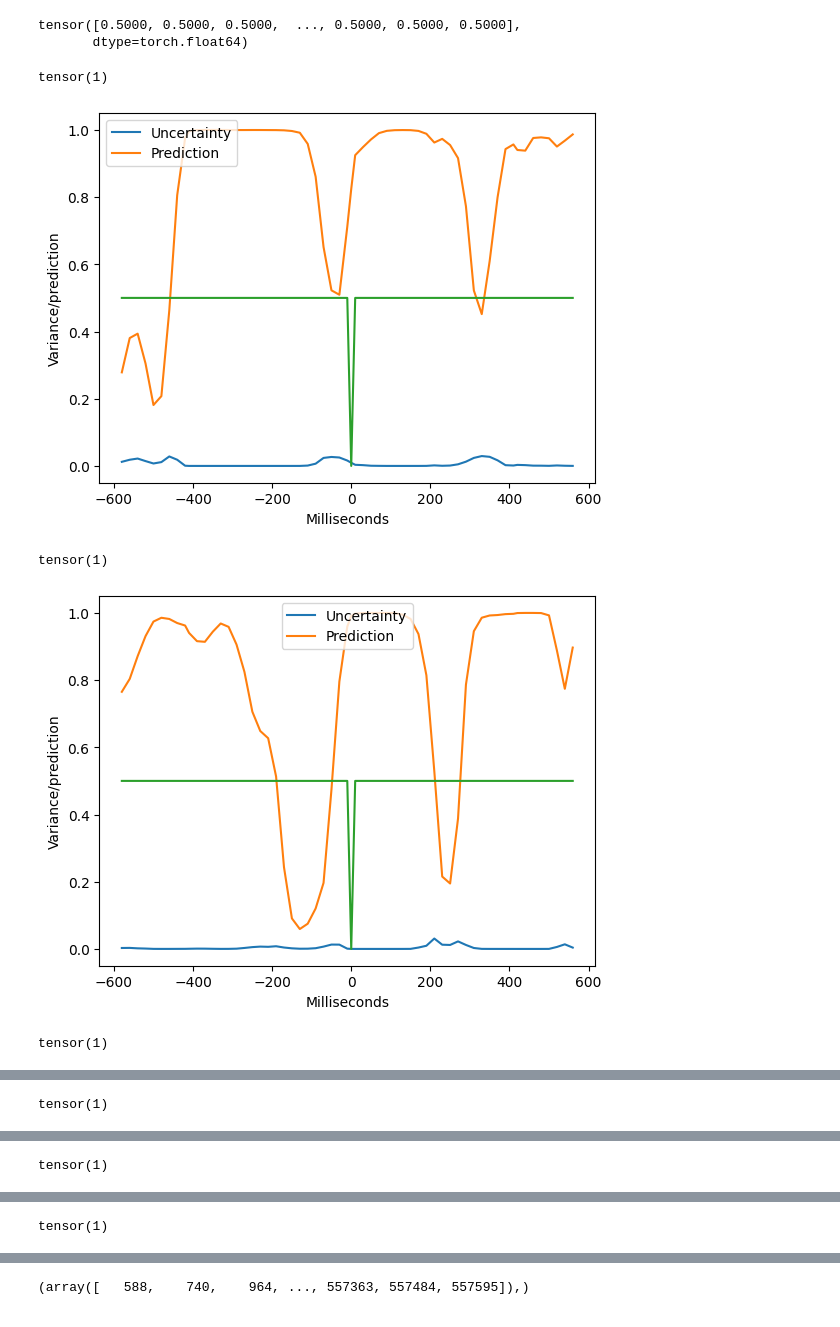
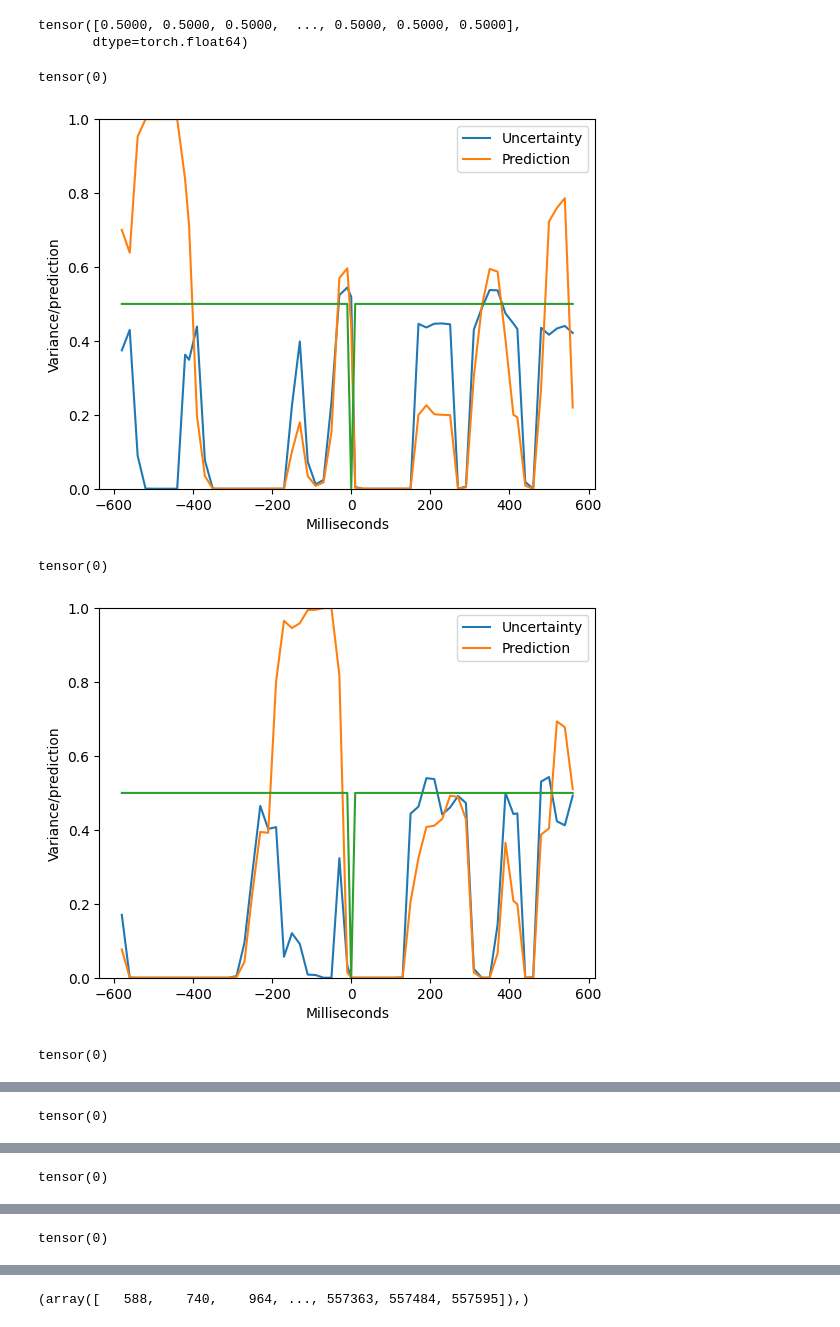
Before and after one commit to ivopascal/Error-perception-classification-in-BCI-using-CNN_private, a Jupyter notebook: Metrics_analysis.ipynb, the cells around one changed output, grey strips where cells are left out. Cells and saved outputs as stored; diff of their text form; code cells hidden in the pictures.

```diff
--- a/Metrics_analysis.ipynb
+++ b/Metrics_analysis.ipynb
@@ -29,8 +29,8 @@
 
 
 
-# test_metrics_path_continuous = "BCI_root/Results/metrics_Ensemble_CorreiaNet_continuous_[2022-12-06,10:21].pkl"
-# undersampling_interval = 10
+test_metrics_path_continuous = "BCI_root/Results/metrics_Ensemble_CorreiaNet_continuous_[2022-12-06,10:21].pkl"
+undersampling_interval = 10
 
 
 
@@ -50,11 +50,33 @@
 # test_metrics_path_continuous = "BCI_root/Results/metrics_BayesianCorreiaNet_continuous_[2022-12-06,12:24].pkl"
 # undersampling_interval = 10
 
-test_metrics_path_continuous = "BCI_root/Results/metrics_UnbalancedBayesianCorreiaNet_continuous_[2022-12-06,13:03].pkl"
-undersampling_interval = 10
+# test_metrics_path_continuous = "BCI_root/Results/metrics_UnbalancedBayesianCorreiaNet_continuous_[2022-12-06,13:03].pkl"
+# undersampling_interval = 10
 
 # test_metrics_path_continuous = "BCI_root/Results/metrics_Unbalanced20EnsembleEEGNet_continuous_[2022-12-06,15:17].pkl"
 # undersampling_interval = 10
+
+# test_metrics_path_continuous = "BCI_root/Results/metrics_Balanced20EnsembleCorreiaNet_continuous_[2022-12-06,19:55].pkl"
+# undersampling_interval = 10
+
+
+
+test_metrics_path_continuous = "BCI_root/Results/metrics_NoStrideCorreiaNetEnsemble_continuous_[2022-12-07,11:37].pkl"
+undersampling_interval = 10
+
+
+
+
+test_metrics_path_continuous = "BCI_root/Results/metrics_Proper_EEGNet_continuous_[2022-12-07,12:13].pkl"
+undersampling_interval = 10
+
+
+
+test_metrics_path_continuous = "BCI_root/Results/metrics_5ensembleProper_EEGNet_continuous_[2022-12-07,12:37].pkl"
+undersampling_interval = 10
+
+test_metrics_path_continuous = "BCI_root/Results/metrics_CrossEntropy5ensembleProper_EEGNet_continuous_[2022-12-07,14:52].pkl"
+undersampling_interval = 10
 # %%
 from src.data.util import open_file_pickle
 import torch
@@ -125,36 +129,37 @@ tensor([0.5000, 0.5000, 0.5000,  ..., 0.5000, 0.5000, 0.5000],
 # %%
 lower_window_ms = -600
 upper_window_ms = 600
 lower_window = int(milliseconds_to_samples(lower_window_ms) / undersampling_interval)
 upper_window = int(milliseconds_to_samples(upper_window_ms) / undersampling_interval)
 event_index = 1
 
 
 x = [samples_to_milliseconds(step) * undersampling_interval for step in range(lower_window, upper_window)]
 
 # for event_index in range(len(event_indices[0])):
 for event_index in range(10):
-    y_true = (test_metrics_continuous.y_true[event_indices[0][event_index]])
+    y_true = 1 - (test_metrics_continuous.y_true[event_indices[0][event_index]])
     print(y_true)
 
     # if y_true:
     #     continue
 
     color = "green" if y_true else "red"
 
     plt.plot(x, test_metrics_continuous.y_variance[event_indices[0][event_index] + lower_window: event_indices[0][event_index] + upper_window], label="Uncertainty")
-    plt.plot(x, test_metrics_continuous.y_predicted[event_indices[0][event_index] + lower_window: event_indices[0][event_index] + upper_window], label="Prediction")
+    plt.plot(x, 1 - test_metrics_continuous.y_predicted[event_indices[0][event_index] + lower_window: event_indices[0][event_index] + upper_window], label="Prediction")
 
     plt.xlabel("Milliseconds")
     plt.ylabel("Variance/prediction")
     plt.legend()
     # plt.vlines([-50, 0, 50], ymin=0, ymax=1, color=[color])
     plt.plot(x, y_true_id[event_indices[0][event_index] + lower_window: event_indices[0][event_index] + upper_window], label="Prediction")
+    plt.ylim(0, 1)
 
     plt.show()
 # %% [output]
-tensor(1)
+tensor(0)
-[figure, old version]
+[figure, new version]
-tensor(1)
+tensor(0)
-[figure, old version]
+[figure, new version]
-tensor(1)
+tensor(0)
@@ -162 +167 @@ tensor(1)
-tensor(1)
+tensor(0)
@@ -164 +169 @@ tensor(1)
-tensor(1)
+tensor(0)
@@ -166 +171 @@ tensor(1)
-tensor(1)
+tensor(0)
```
Also changed, not shown: parts of 38 cells of this notebook, 4 other files.
